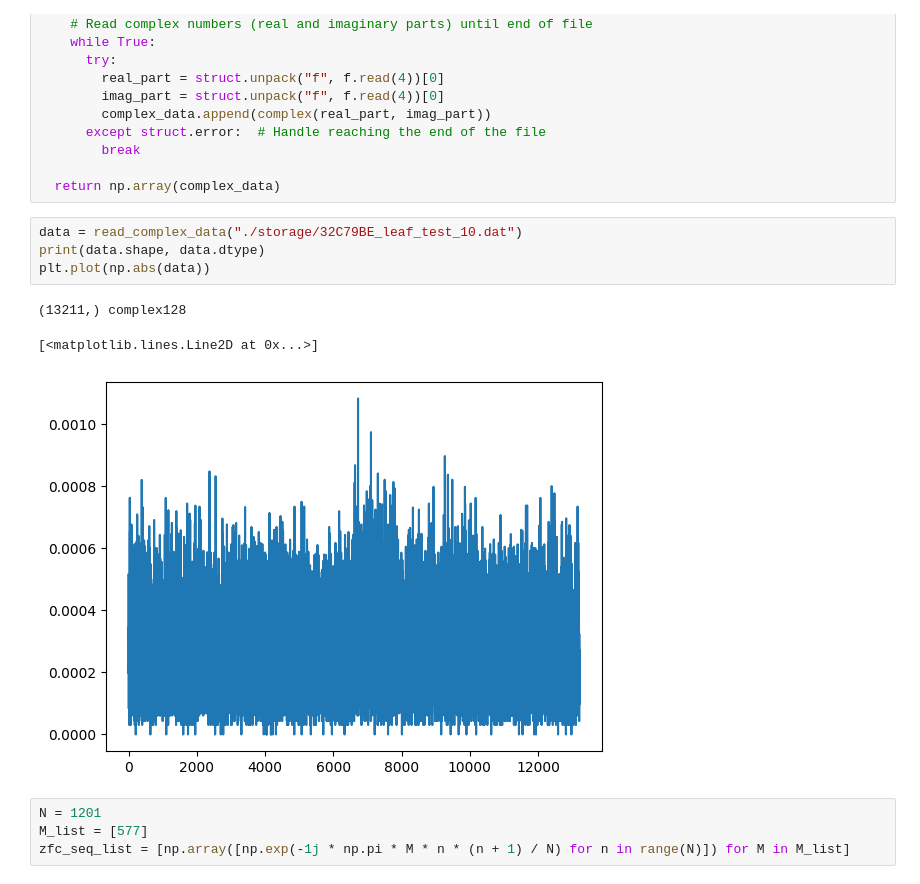
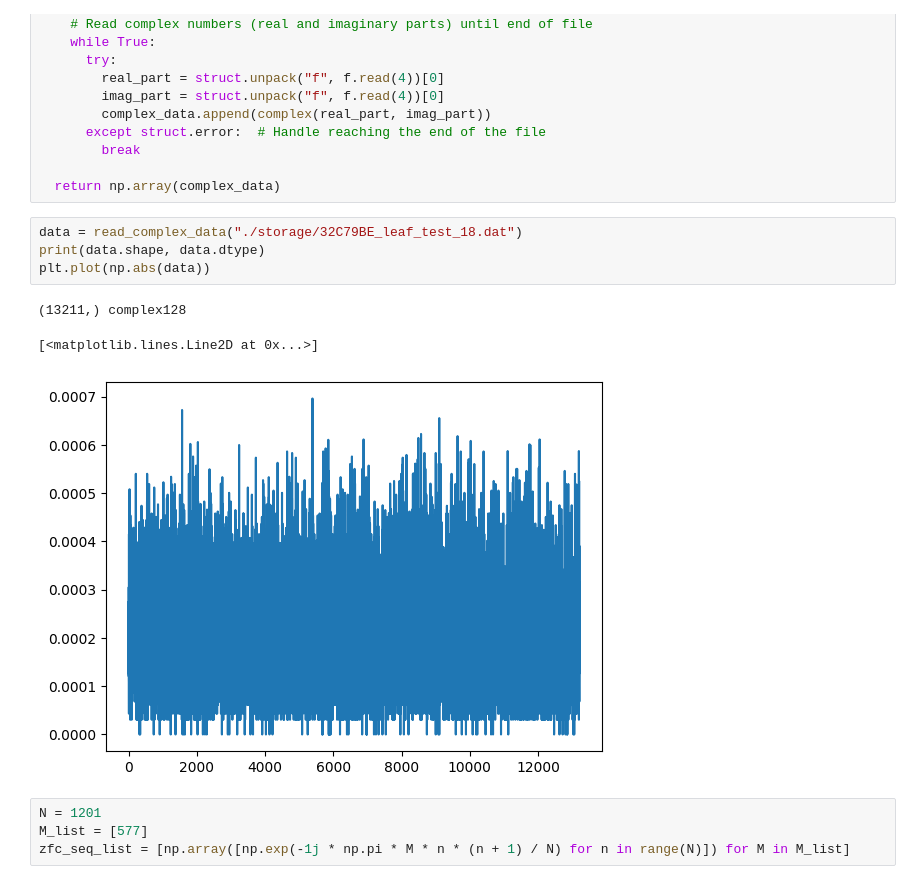
Before and after one commit to navya-xx/OTA-C, a Jupyter notebook: cpp/leaf_response_analysis.ipynb, the cells around one changed output. Cells and saved outputs as stored; diff of their text form.

```diff
--- a/cpp/leaf_response_analysis.ipynb
+++ b/cpp/leaf_response_analysis.ipynb
@@ -26,13 +26,13 @@ def read_complex_data(filename):
 
   return np.array(complex_data)
 # %%
-data = read_complex_data("./storage/32C79BE_leaf_test_10.dat")
+data = read_complex_data("./storage/32C79BE_leaf_test_18.dat")
 print(data.shape, data.dtype)
 plt.plot(np.abs(data))
 # %% [output]
 (13211,) complex128
 [<matplotlib.lines.Line2D at 0x...>]
-[figure, old version]
+[figure, new version]
 # %%
 N = 1201
 M_list = [577]
```
Also changed, not shown: parts of 1 cell of this notebook, 2 other files.
